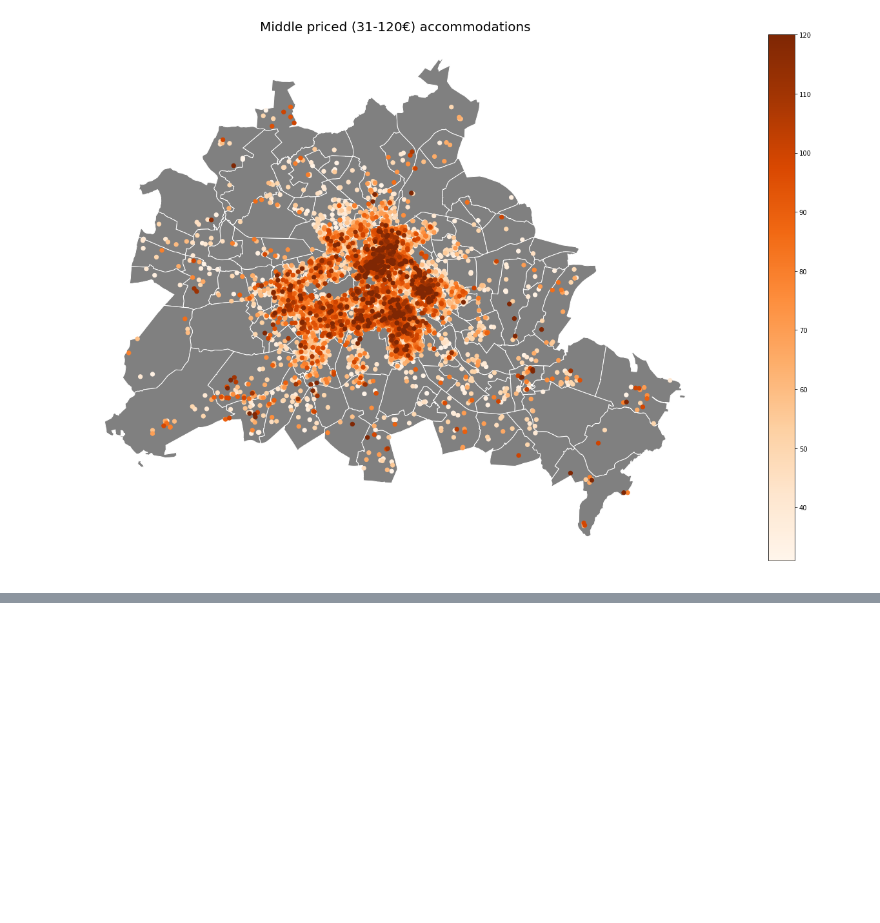
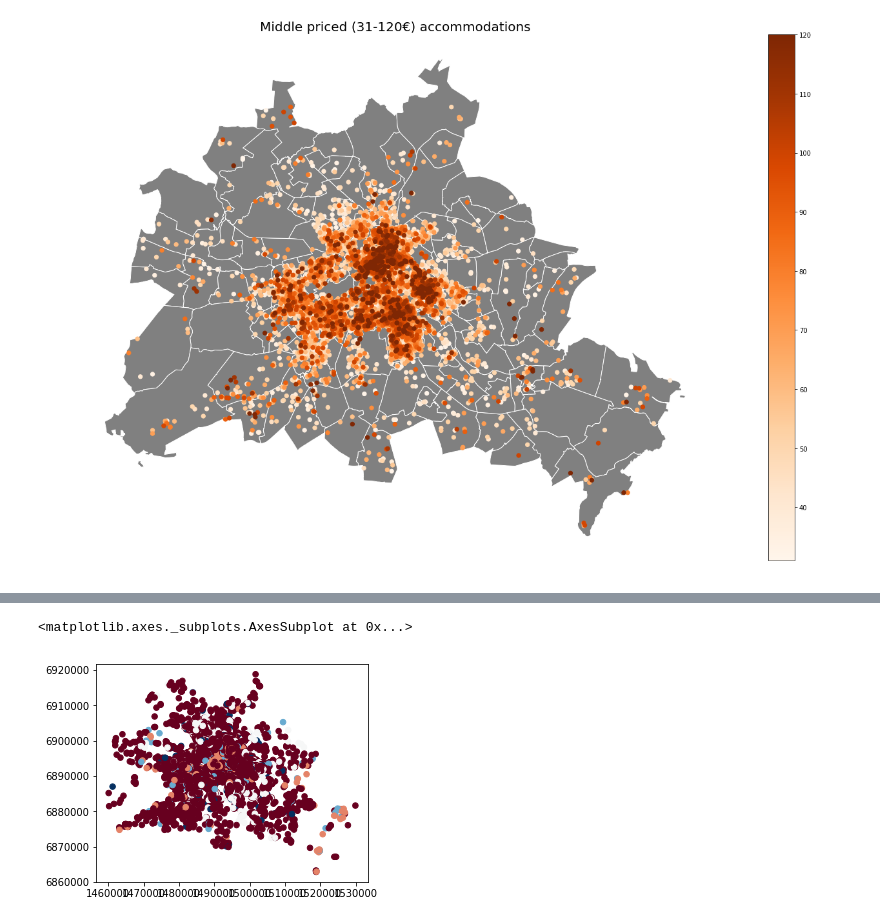
Before and after one commit to adivicco47/Spatialstatistics, a Jupyter notebook: BerlinListings.ipynb, the cells around one changed output, grey strips where cells are left out. Cells and saved outputs as stored; diff of their text form; code cells hidden in the pictures; blank space fills up the shorter version.

```diff
--- a/BerlinListings.ipynb
+++ b/BerlinListings.ipynb
@@ -189,0 +213,5 @@ plt.axis('off')
+# %%
+cluster.plot("LISA_CL", cmap="RdBu", markersize=30)
+# %% [output]
+<matplotlib.axes._subplots.AxesSubplot at 0x...>
+[figure, added]
```
Also changed, not shown: parts of 4 cells of this notebook, 2 other files.
